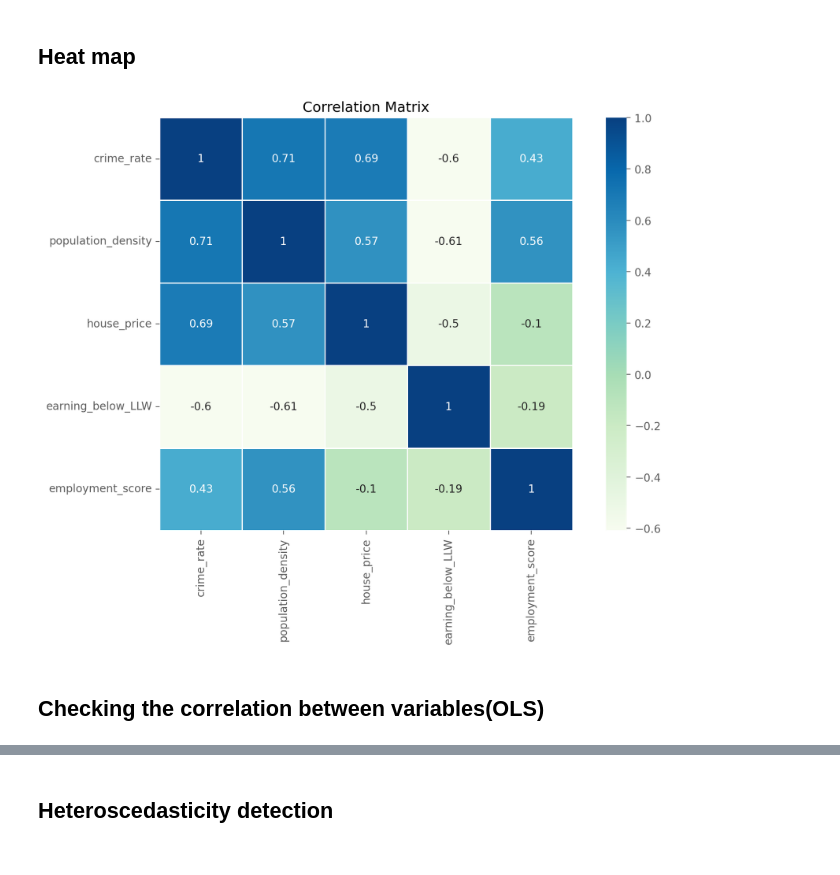
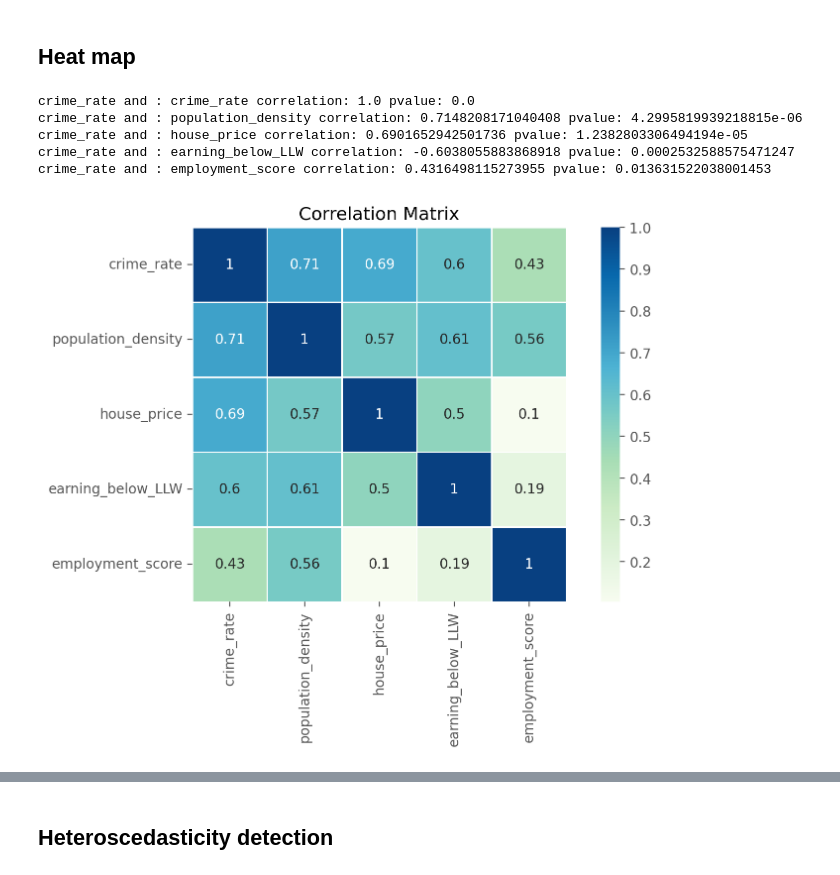
Before and after one commit to Murphy829/CASA0007_QM_A1, a Jupyter notebook: CASA0007_A1.ipynb, the cells around one changed output, grey strips where cells are left out. Drawn from its saved outputs; the diff is of its cells as text; code cells hidden in the pictures.

```diff
--- a/CASA0007_A1.ipynb
+++ b/CASA0007_A1.ipynb
@@ -87,19 +99,36 @@ plt.savefig("Pairplot.png")
 [figure]
 # %% [markdown]
 ## Heat map
+# %%
+# Pearson's correlation coefficient
+import scipy.stats as stats
+import scipy
+temp = df.iloc[:,2:]
+ColNames = temp.columns
+i=0
+for col in temp.columns:
+    correlation,pvalue=scipy.stats.pearsonr(df['crime_rate'], temp[col])
+    print('crime_rate and :',ColNames[i],'correlation:',correlation,'pvalue:',pvalue)
+    i=i+1
+# %% [output]
+crime_rate and : crime_rate correlation: 1.0 pvalue: 0.0
+crime_rate and : population_density correlation: 0.7148208171040408 pvalue: 4.2995819939218815e-06
+crime_rate and : house_price correlation: 0.6901652942501736 pvalue: 1.2382803306494194e-05
+crime_rate and : earning_below_LLW correlation: -0.6038055883868918 pvalue: 0.0002532588575471247
+crime_rate and : employment_score correlation: 0.4316498115273955 pvalue: 0.013631522038001453
 # %%
 # Check the correlations
 df = rawdata1
-plt.figure(figsize=(11, 7),dpi=200)
+# Take absolute values
+df_abs=df.corr().abs()
+plt.figure(figsize=(9, 5),dpi=200)
 plt.title('Correlation Matrix',fontdict={'fontsize':13})
-sn.heatmap(df.corr(),
+sn.heatmap(df_abs,
            cmap='GnBu',
            vmax=1,
            square=True,
            annot=True,
            linewidths=.5)
 plt.savefig("Correlation Matrix.png")
 # %% [output]
-[figure, old version]
+[figure, new version]
-# %% [markdown]
-## Checking the correlation between variables(OLS)
```
Also changed, not shown: parts of 43 cells of this notebook.
